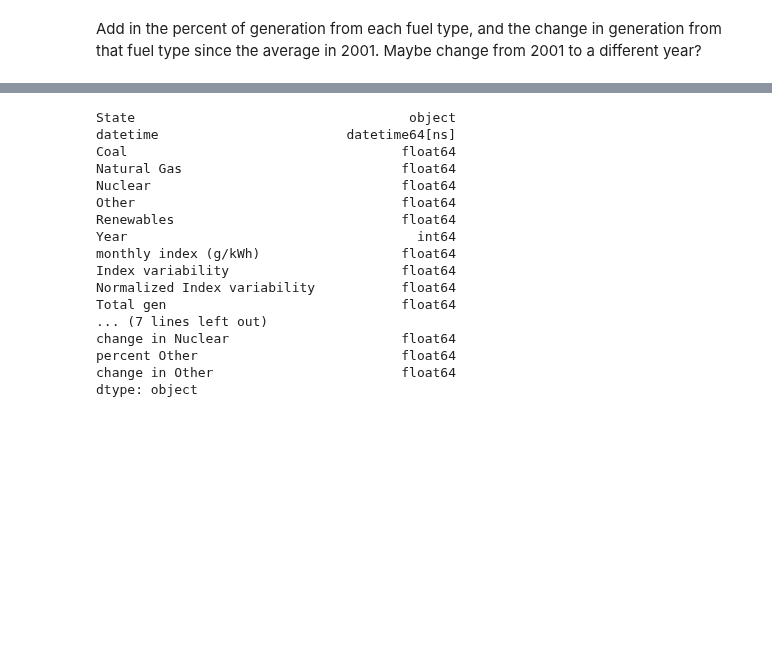
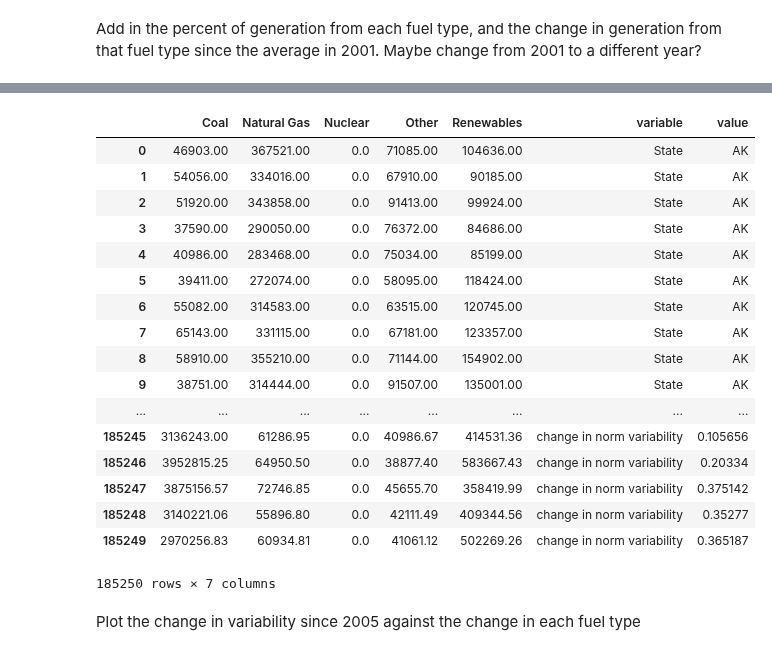
Before and after one commit to gschivley/carbon-index, a Jupyter notebook: State index & gen data.ipynb, the cells around one changed output, grey strips where cells are left out. Cells and saved outputs as stored; diff of their text form; code cells hidden in the pictures; blank space fills up the shorter version.

```diff
--- a/State index & gen data.ipynb
+++ b/State index & gen data.ipynb
@@ -158,20 +165,25 @@ gen_index.loc[(gen_index['State'] == 'TX') &
-# %%
-gen_index.dtypes
-# %% [output]
-State                                   object
-datetime                        datetime64[ns]
-Coal                                   float64
-Natural Gas                            float64
-Nuclear                                float64
-Other                                  float64
-Renewables                             float64
-Year                                     int64
-monthly index (g/kWh)                  float64
-Index variability                      float64
-Normalized Index variability           float64
-Total gen                              float64
-... (7 lines left out)
-change in Nuclear                      float64
-percent Other                          float64
-change in Other                        float64
-dtype: object
+# %%
+id_vars=['Coal', 'Natural Gas', 'Nuclear', 'Other', 'Renewables']
+
+pd.melt(gen_index, id_vars=['State', 'datetime', 'Year'])
+# %% [output]
+|  | Coal | Natural Gas | Nuclear | Other | Renewables | variable | value |
+| 0 | 46903.00 | 367521.00 | 0.0 | 71085.00 | 104636.00 | State | AK |
+| 1 | 54056.00 | 334016.00 | 0.0 | 67910.00 | 90185.00 | State | AK |
+| 2 | 51920.00 | 343858.00 | 0.0 | 91413.00 | 99924.00 | State | AK |
+| 3 | 37590.00 | 290050.00 | 0.0 | 76372.00 | 84686.00 | State | AK |
+| 4 | 40986.00 | 283468.00 | 0.0 | 75034.00 | 85199.00 | State | AK |
+| 5 | 39411.00 | 272074.00 | 0.0 | 58095.00 | 118424.00 | State | AK |
+| 6 | 55082.00 | 314583.00 | 0.0 | 63515.00 | 120745.00 | State | AK |
+| 7 | 65143.00 | 331115.00 | 0.0 | 67181.00 | 123357.00 | State | AK |
+| 8 | 58910.00 | 355210.00 | 0.0 | 71144.00 | 154902.00 | State | AK |
+| 9 | 38751.00 | 314444.00 | 0.0 | 91507.00 | 135001.00 | State | AK |
+| ... | ... | ... | ... | ... | ... | ... | ... |
+| 185245 | 3136243.00 | 61286.95 | 0.0 | 40986.67 | 414531.36 | change in norm variability | 0.105656 |
+| 185246 | 3952815.25 | 64950.50 | 0.0 | 38877.40 | 583667.43 | change in norm variability | 0.20334 |
+| 185247 | 3875156.57 | 72746.85 | 0.0 | 45655.70 | 358419.99 | change in norm variability | 0.375142 |
+| 185248 | 3140221.06 | 55896.80 | 0.0 | 42111.49 | 409344.56 | change in norm variability | 0.35277 |
+| 185249 | 2970256.83 | 60934.81 | 0.0 | 41061.12 | 502269.26 | change in norm variability | 0.365187 |
+185250 rows × 7 columns
+# %% [markdown]
+Plot the change in variability since 2005 against the change in each fuel type
```
Also changed, not shown: parts of 10 cells of this notebook.
